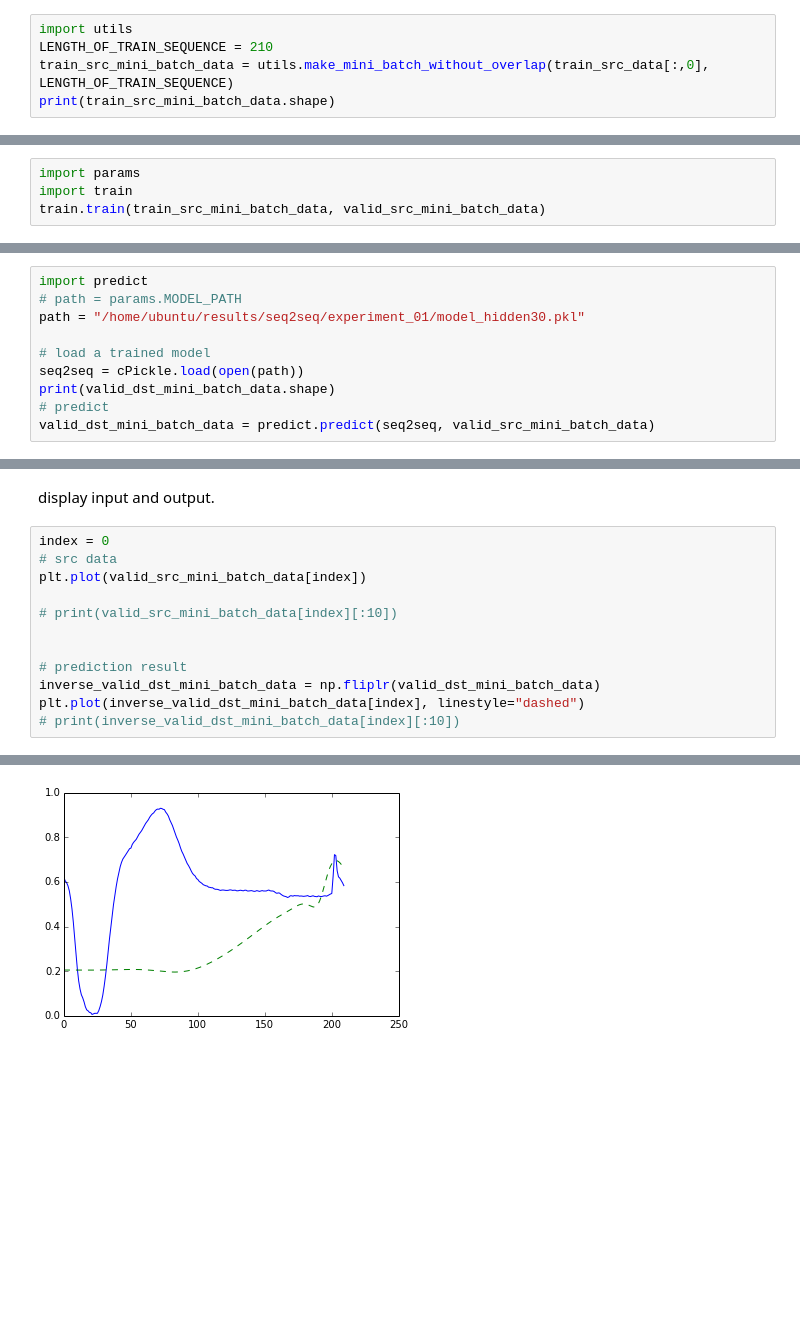
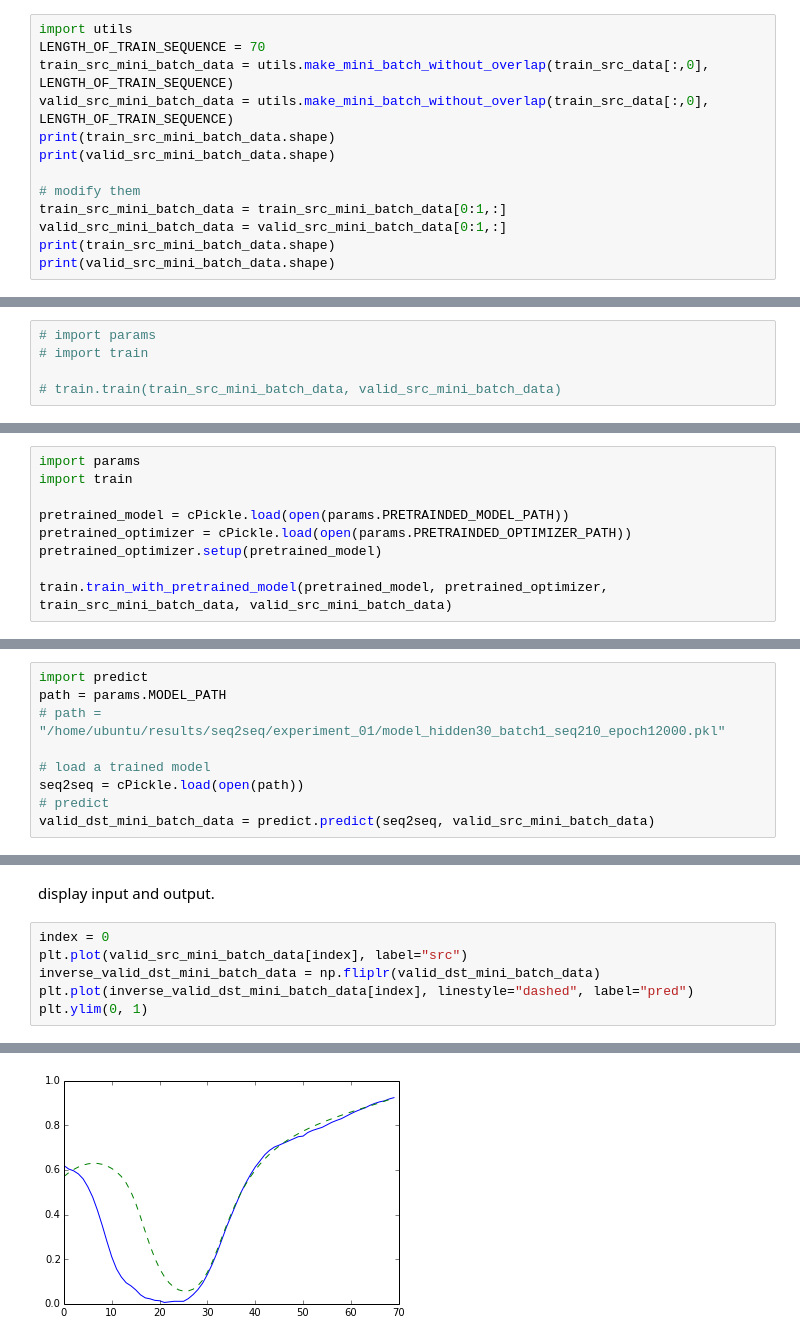
Before and after one commit to afcarl/chainer_seq2seq, a Jupyter notebook: experiment_01.ipynb, the cells around one changed output, grey strips where cells are left out. Drawn from its saved outputs; the diff is of its cells as text; blank space fills up the shorter version.

```diff
--- a/experiment_01.ipynb
+++ b/experiment_01.ipynb
@@ -19,7 +19,15 @@ plt.plot(train_src_data[20:230])
 make a set of mini batches
 # %%
 import utils
-LENGTH_OF_TRAIN_SEQUENCE = 210
+LENGTH_OF_TRAIN_SEQUENCE = 70
 train_src_mini_batch_data = utils.make_mini_batch_without_overlap(train_src_data[:,0], LENGTH_OF_TRAIN_SEQUENCE)
+valid_src_mini_batch_data = utils.make_mini_batch_without_overlap(train_src_data[:,0], LENGTH_OF_TRAIN_SEQUENCE)
 print(train_src_mini_batch_data.shape)
+print(valid_src_mini_batch_data.shape)
+
+# modify them
+train_src_mini_batch_data = train_src_mini_batch_data[0:1,:]
+valid_src_mini_batch_data = valid_src_mini_batch_data[0:1,:]
+print(train_src_mini_batch_data.shape)
+print(valid_src_mini_batch_data.shape)
 # %% [output]
@@ -59,4 +42,5 @@ train a model.
 # %%
-import params
-import train
-train.train(train_src_mini_batch_data, valid_src_mini_batch_data)
+# import params
+# import train
+
+# train.train(train_src_mini_batch_data, valid_src_mini_batch_data)
@@ -63,3 +49,12 @@ train.train(train_src_mini_batch_data, valid_src_mini_batch_data)
+# %%
+import params
+import train
+
+pretrained_model = cPickle.load(open(params.PRETRAINDED_MODEL_PATH))
+pretrained_optimizer = cPickle.load(open(params.PRETRAINDED_OPTIMIZER_PATH))
+pretrained_optimizer.setup(pretrained_model)
+
+train.train_with_pretrained_model(pretrained_model, pretrained_optimizer, train_src_mini_batch_data, valid_src_mini_batch_data)
 # %% [markdown]
 display the learning curve.
 # %%
@@ -100,11 +95,10 @@ plt.legend(loc="best")
 predict a sequence.
 # %%
 import predict
-# path = params.MODEL_PATH
-path = "/home/ubuntu/results/seq2seq/experiment_01/model_hidden30.pkl"
+path = params.MODEL_PATH
+# path = "/home/ubuntu/results/seq2seq/experiment_01/model_hidden30_batch1_seq210_epoch12000.pkl"
 
 # load a trained model
 seq2seq = cPickle.load(open(path))
-print(valid_dst_mini_batch_data.shape)
 # predict
 valid_dst_mini_batch_data = predict.predict(seq2seq, valid_src_mini_batch_data)
@@ -114,14 +106,8 @@ valid_dst_mini_batch_data = predict.predict(seq2seq, valid_src_mini_batch_data)
 display input and output.
 # %%
 index = 0
-# src data
-plt.plot(valid_src_mini_batch_data[index])
-
-# print(valid_src_mini_batch_data[index][:10])
-
-
-# prediction result
+plt.plot(valid_src_mini_batch_data[index], label="src")
 inverse_valid_dst_mini_batch_data = np.fliplr(valid_dst_mini_batch_data)
-plt.plot(inverse_valid_dst_mini_batch_data[index], linestyle="dashed")
-# print(inverse_valid_dst_mini_batch_data[index][:10])
+plt.plot(inverse_valid_dst_mini_batch_data[index], linestyle="dashed", label="pred")
+plt.ylim(0, 1)
 # %% [output]
@@ -129 +115 @@ plt.plot(inverse_valid_dst_mini_batch_data[index], linestyle="dashed")
-[figure, old version]
+[figure, new version]
```
Also changed, not shown: parts of 11 cells of this notebook, 2 other files.
